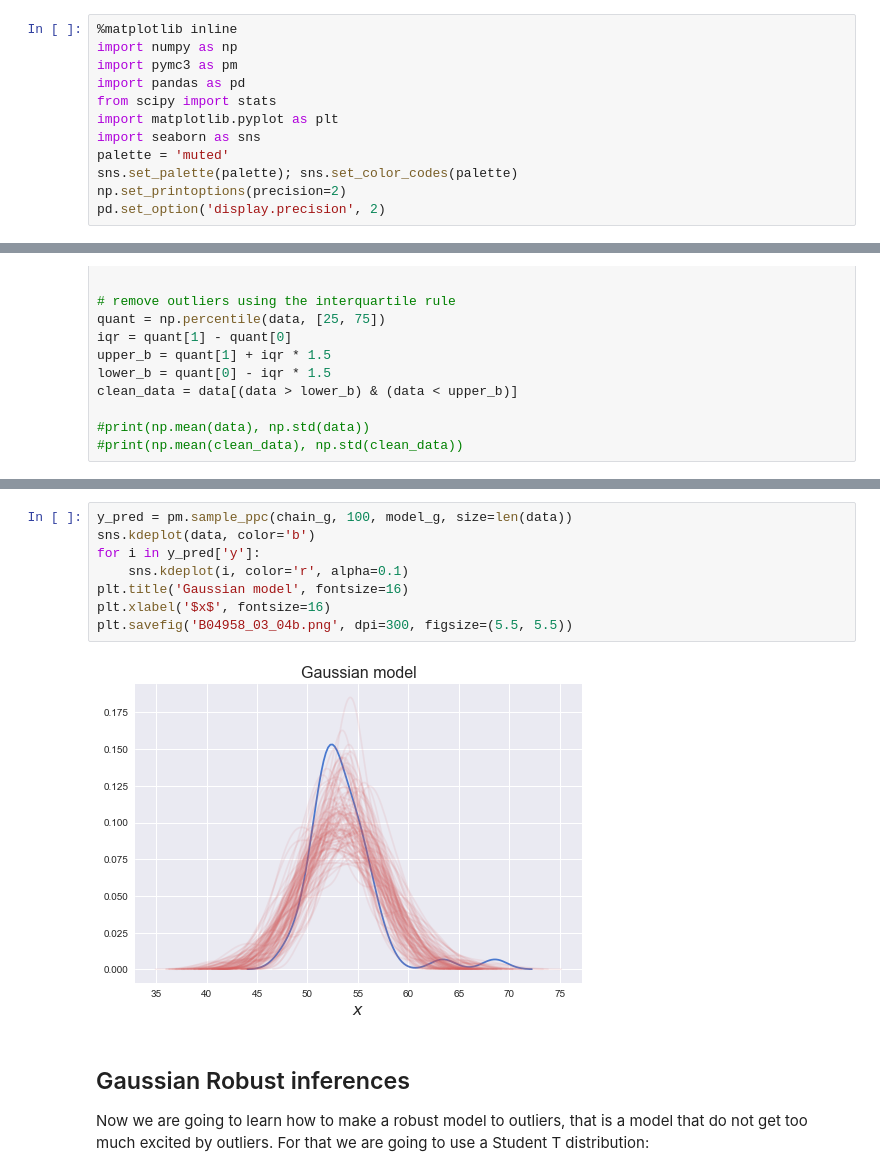
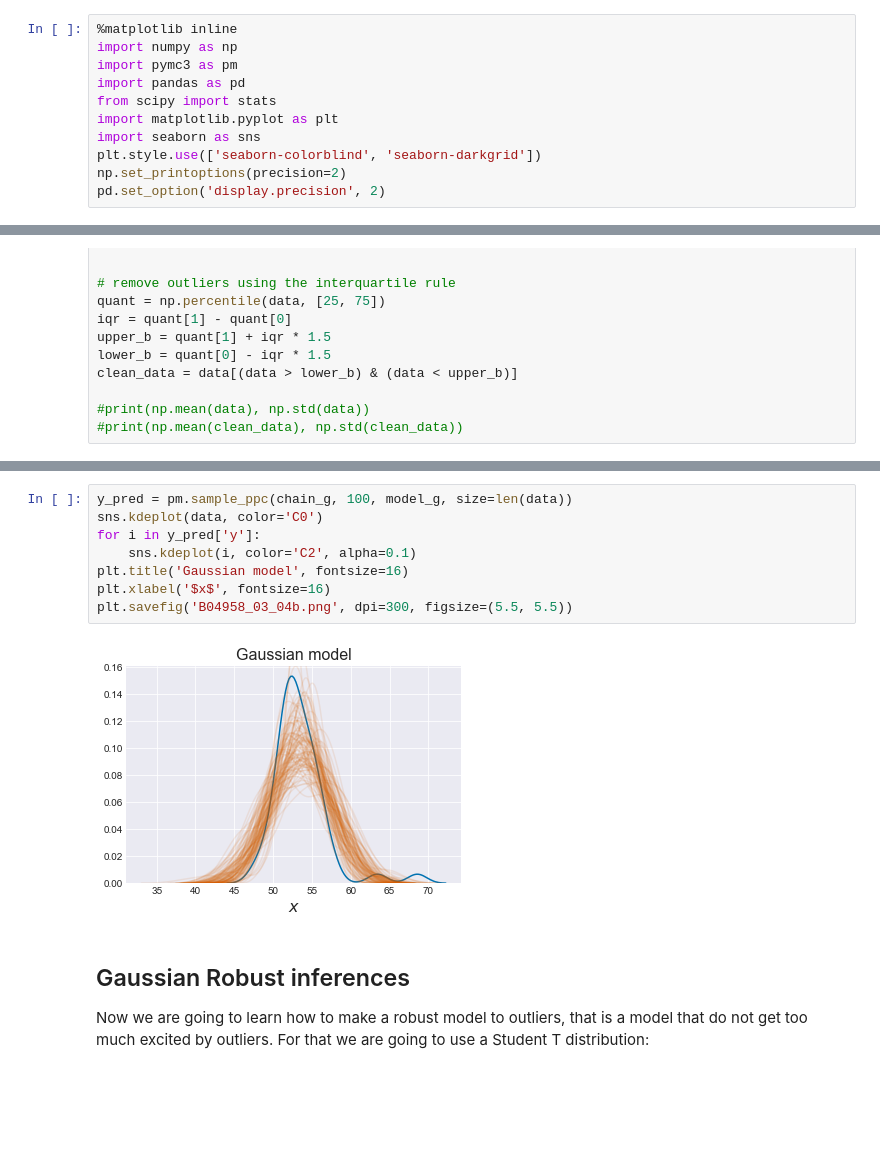
Before and after one commit to aloctavodia/BAP, a Jupyter notebook: code/Chp3/Chp_03_Juggling with multiparametric and Hierarchical models.ipynb, the cells around one changed output, grey strips where cells are left out. Drawn from its saved outputs; the diff is of its cells as text; blank space fills up the shorter version.

```diff
--- a/code/Chp3/Chp_03_Juggling with multiparametric and Hierarchical models.ipynb
+++ b/code/Chp3/Chp_03_Juggling with multiparametric and Hierarchical models.ipynb
@@ -6,8 +6,7 @@ import pandas as pd
 from scipy import stats
 import matplotlib.pyplot as plt
 import seaborn as sns
-palette = 'muted'
-sns.set_palette(palette); sns.set_color_codes(palette)
+plt.style.use(['seaborn-colorblind', 'seaborn-darkgrid'])
 np.set_printoptions(precision=2)
 pd.set_option('display.precision', 2)
 # %%
@@ -66,13 +63,13 @@ pm.df_summary(chain_g)
 # %%
 y_pred = pm.sample_ppc(chain_g, 100, model_g, size=len(data))
-sns.kdeplot(data, color='b')
+sns.kdeplot(data, color='C0')
 for i in y_pred['y']:
-    sns.kdeplot(i, color='r', alpha=0.1)
+    sns.kdeplot(i, color='C2', alpha=0.1)
 plt.title('Gaussian model', fontsize=16)
 plt.xlabel('$x$', fontsize=16)
 plt.savefig('B04958_03_04b.png', dpi=300, figsize=(5.5, 5.5))
 # %% [output]
-[figure, old version]
+[figure, new version]
 # %% [markdown]
 ## Gaussian Robust inferences
 
```
Also changed, not shown: parts of 21 cells of this notebook, 13 other files.
